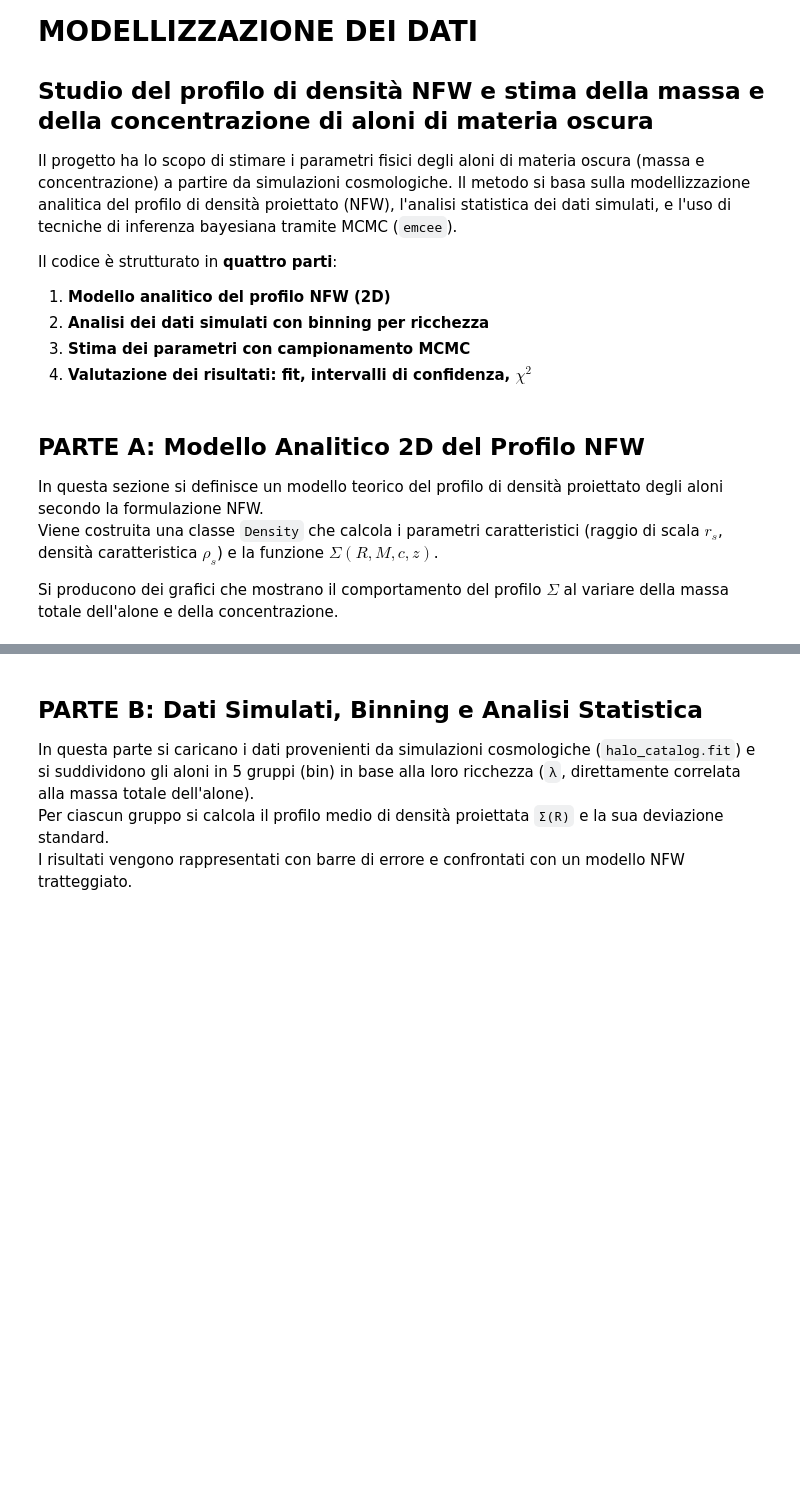
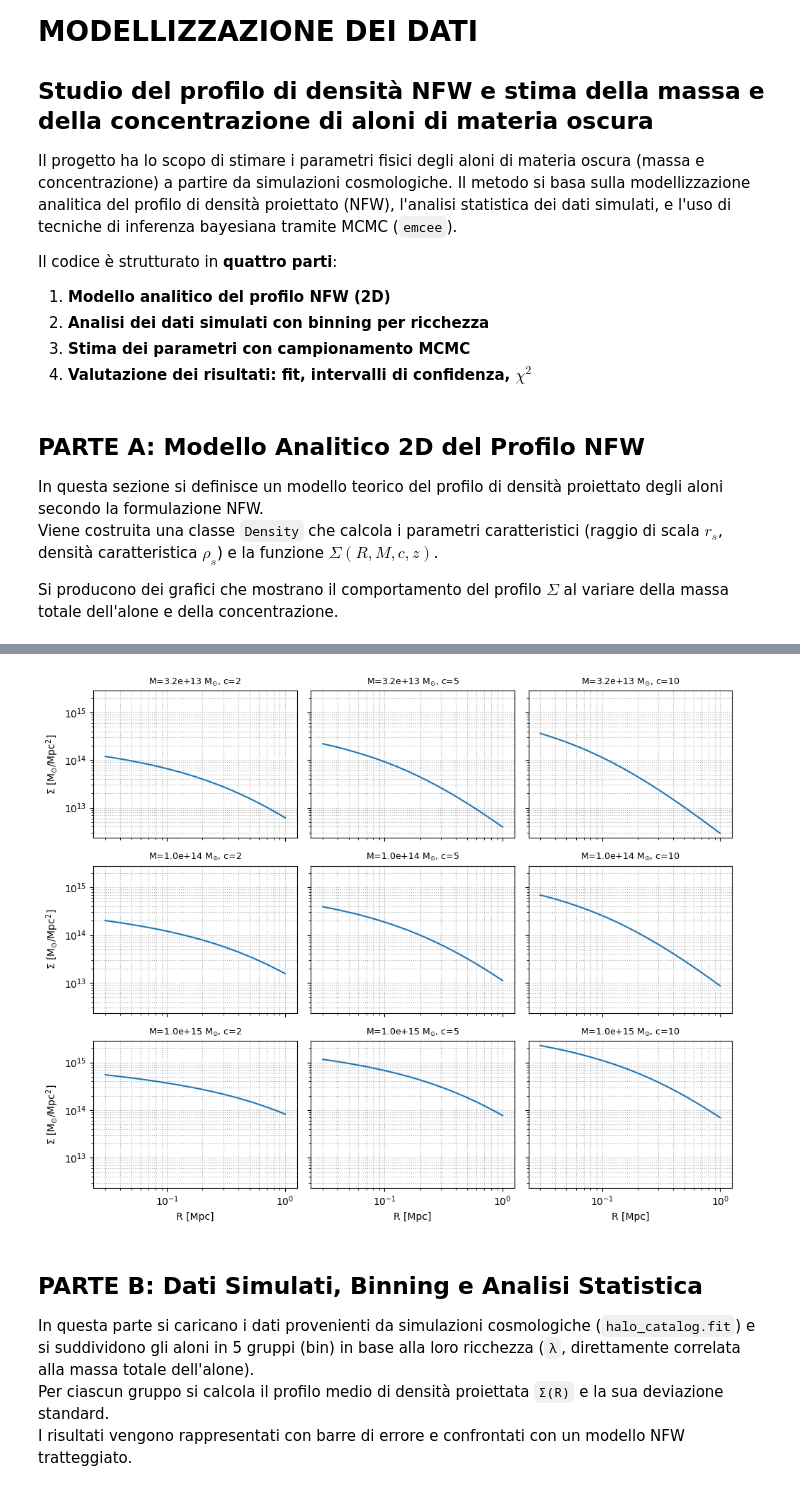
Before and after one commit to Nicholasrinaldi/Esame, a Jupyter notebook: Esame_TRMD.ipynb, the cells around one changed output, grey strips where cells are left out. Cells and saved outputs as stored; diff of their text form; code cells hidden in the pictures; blank space fills up the shorter version.

```diff
--- a/Esame_TRMD.ipynb
+++ b/Esame_TRMD.ipynb
@@ -80,3 +20,73 @@ plt.show()
+# %%
+import numpy as np
+import matplotlib.pyplot as plt
+from astropy.table import Table
+import emcee
+import corner
+import pandas as pd
+# Cosmology‐related constant (in M☉/Mpc³)
+RU = 0.286 * 0.7**2 * 2.7751428946e11
+
+def compute_rs(M, c, z=0.0):
+    rhom = RU * (1 + z)**3
+    return (3 * M / (4 * np.pi * 200 * rhom))**(1/3) / c
+
+def compute_rhos(M, c, z=0.0):
+    fc = np.log(1 + c) - c/(1 + c)
+    delta_char = 200 * c**3 / (3 * fc)
+    rhom = RU * (1 + z)**3
+    return rhom * delta_char
+
+def proj_nfw_sigma(R, M, c, z=0.0):
+    rs   = compute_rs(M, c, z)
+    rhos = compute_rhos(M, c, z)
+    x = R / rs
+
+    y = np.zeros_like(x)
+    m1, m2, m3 = x < 1, x == 1, x > 1
+    y[m1] = (1/(x[m1]**2 - 1) *(1 - 2/np.sqrt(1 - x[m1]**2) * np.arctanh(np.sqrt((1 - x[m1])/(1 + x[m1])))))
+    y[m2] = 1/3
+    y[m3] = (1/(x[m3]**2 - 1) *(1 - 2/np.sqrt(x[m3]**2 - 1) * np.arctan(np.sqrt((x[m3] - 1)/(x[m3] + 1)))))
+    return 2 * rs * rhos * y
+
+# Parameters
+M_vals = [10**13.5, 10**14, 10**15]
+c_vals = [2, 5, 10]
+R_ana  = np.linspace(0.03, 1.0, 300)
+
+# Pre-compute all profiles
+all_sigmas = [proj_nfw_sigma(R_ana, M, c) for M in M_vals for c in c_vals]
+ymin, ymax = min(s.min() for s in all_sigmas), max(s.max() for s in all_sigmas)
+xmin, xmax = R_ana.min(), R_ana.max()
+
+# pad by 10% in log‐space
+pad_frac = 0.1
+x_plot_min = xmin * 10**(-pad_frac)
+x_plot_max = xmax * 10**( pad_frac)
+y_plot_min = ymin * 10**(-pad_frac)
+y_plot_max = ymax * 10**( pad_frac)
+
+fig, axes = plt.subplots(3, 3, figsize=(10, 8), sharex=True, sharey=True)
+for i, M in enumerate(M_vals):
+    for j, c in enumerate(c_vals):
+        Σ = proj_nfw_sigma(R_ana, M, c)
+        ax = axes[i, j]
+        ax.loglog(R_ana, Σ, lw=1.5)
+
+        # mark and label the first/last points
+
+
+        ax.set_title(f"M={M:.1e} M$_⊙$, c={c}", fontsize=9)
+        ax.grid(True, which='both', ls=':')
+        ax.set_xlim(x_plot_min, x_plot_max)
+        ax.set_ylim(y_plot_min, y_plot_max)
+        if i == 2: ax.set_xlabel("R [Mpc]")
+        if j == 0: ax.set_ylabel("Σ [M$_⊙$/Mpc$^2$]")
+
+
+fig.tight_layout()
+# %% [output]
+[figure, added]
 # %% [markdown]
 ## PARTE B: Dati Simulati, Binning e Analisi Statistica
 
```
Also changed, not shown: parts of 12 cells of this notebook.
